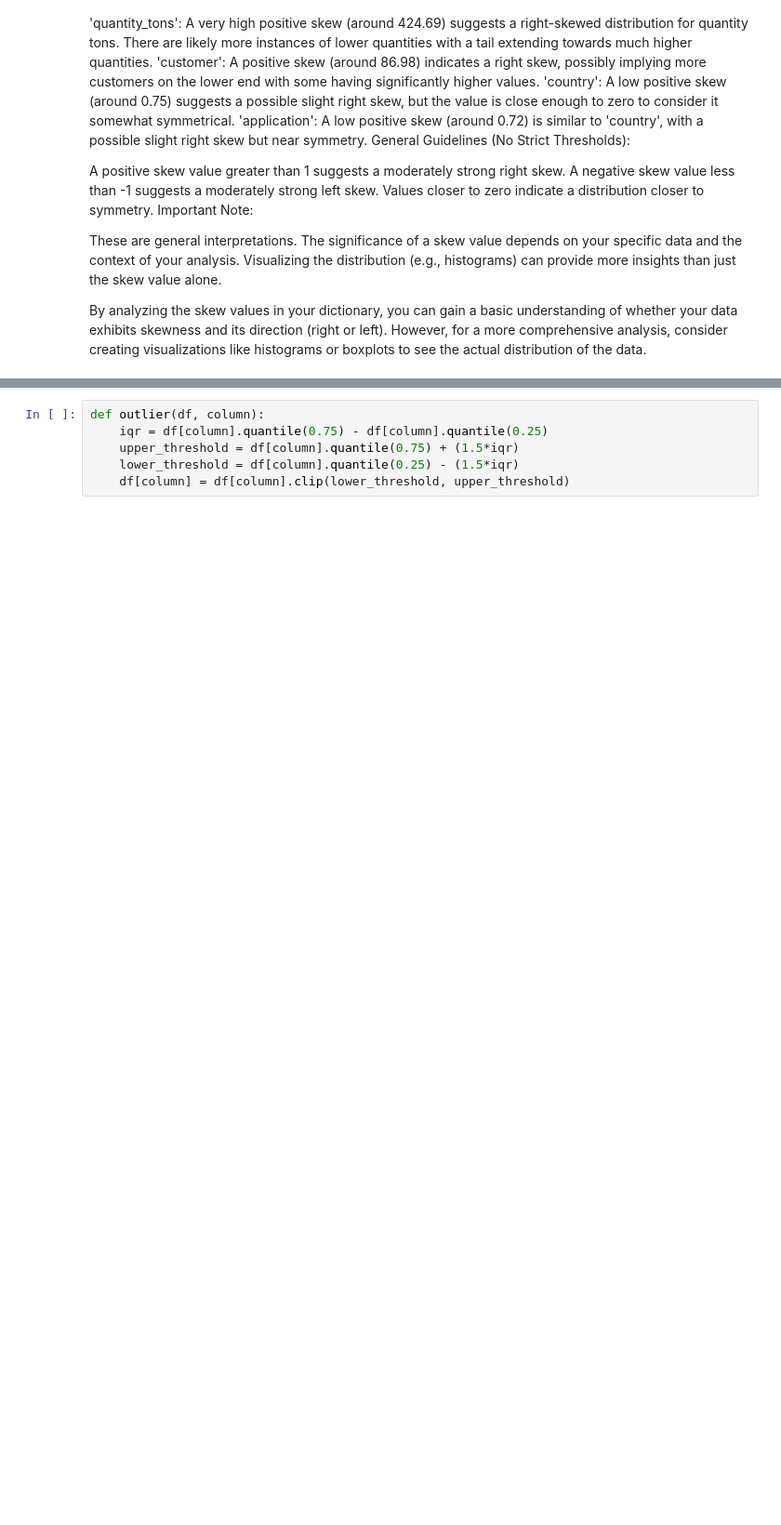
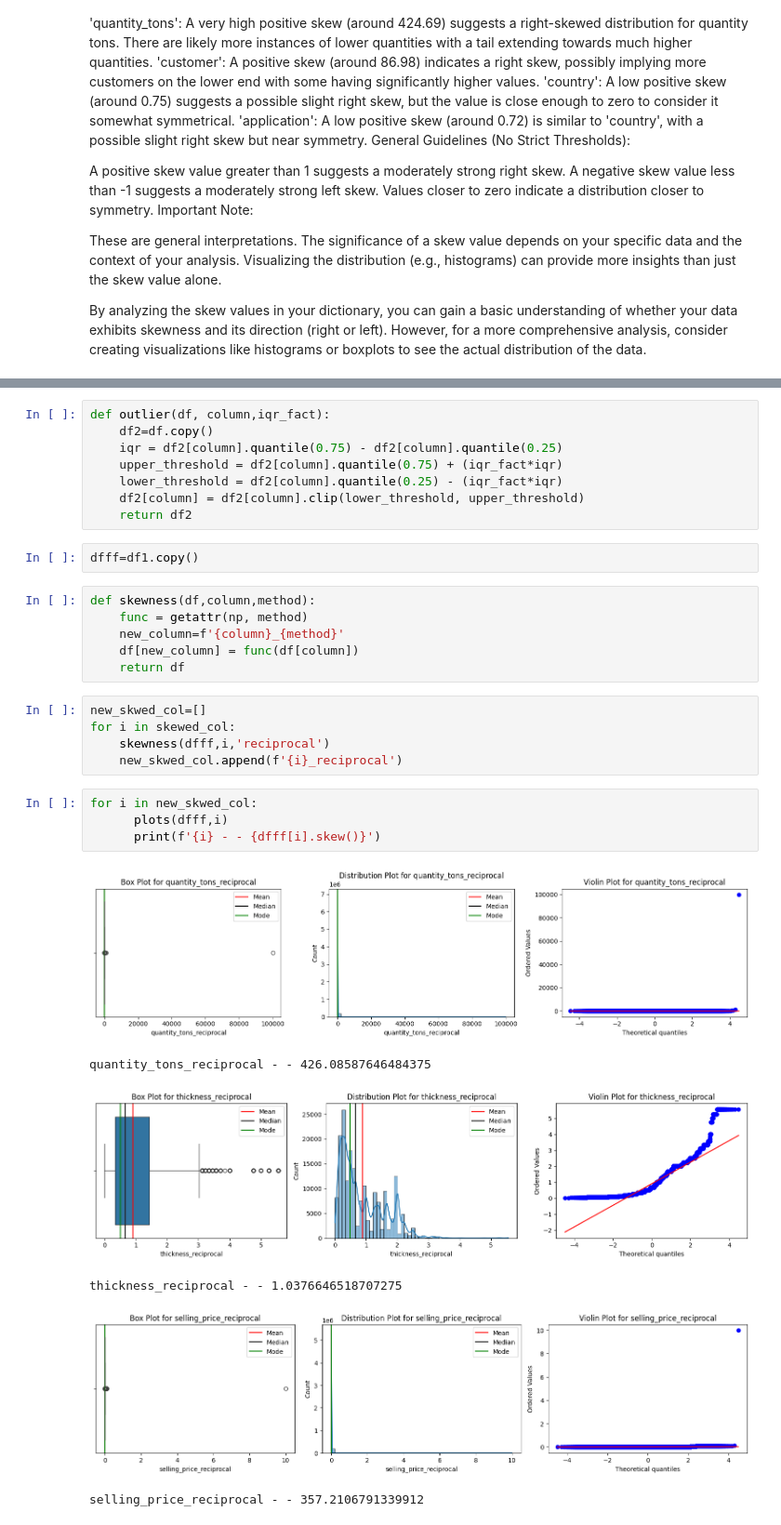
Before and after one commit to Santhosh-Analytics/Copper-Pricing-lead-conversion-PredictiveModeling-, a Jupyter notebook: Data Preprocessing.ipynb, the cells around one changed output, grey strips where cells are left out. Shown at 93% size. Saved outputs shown, nothing was run; the diff lists cells and outputs as text; blank space fills up the shorter version.

Commit message:
Skewness completed

```diff
--- a/Data Preprocessing.ipynb
+++ b/Data Preprocessing.ipynb
@@ -585,6 +582,32 @@ Skew for width is 0.37
 # %%
-def outlier(df, column):
-    iqr = df[column].quantile(0.75) - df[column].quantile(0.25)
-    upper_threshold = df[column].quantile(0.75) + (1.5*iqr)
-    lower_threshold = df[column].quantile(0.25) - (1.5*iqr)
-    df[column] = df[column].clip(lower_threshold, upper_threshold)
+def outlier(df, column,iqr_fact):
+    df2=df.copy()
+    iqr = df2[column].quantile(0.75) - df2[column].quantile(0.25)
+    upper_threshold = df2[column].quantile(0.75) + (iqr_fact*iqr)
+    lower_threshold = df2[column].quantile(0.25) - (iqr_fact*iqr)
+    df2[column] = df2[column].clip(lower_threshold, upper_threshold)
+    return df2
+# %%
+dfff=df1.copy()
+# %%
+def skewness(df,column,method):
+    func = getattr(np, method)
+    new_column=f'{column}_{method}'
+    df[new_column] = func(df[column])
+    return df
+# %%
+new_skwed_col=[]
+for i in skewed_col:
+    skewness(dfff,i,'reciprocal')
+    new_skwed_col.append(f'{i}_reciprocal')
+# %%
+for i in new_skwed_col:
+      plots(dfff,i)
+      print(f'{i} - - {dfff[i].skew()}')
+# %% [output]
+[figure, added]
+quantity_tons_reciprocal - - 426.08587646484375
+[figure, added]
+thickness_reciprocal - - 1.0376646518707275
+[figure, added]
+selling_price_reciprocal - - 357.2106791339912
```
Also changed, not shown: parts of 15 cells of this notebook.
